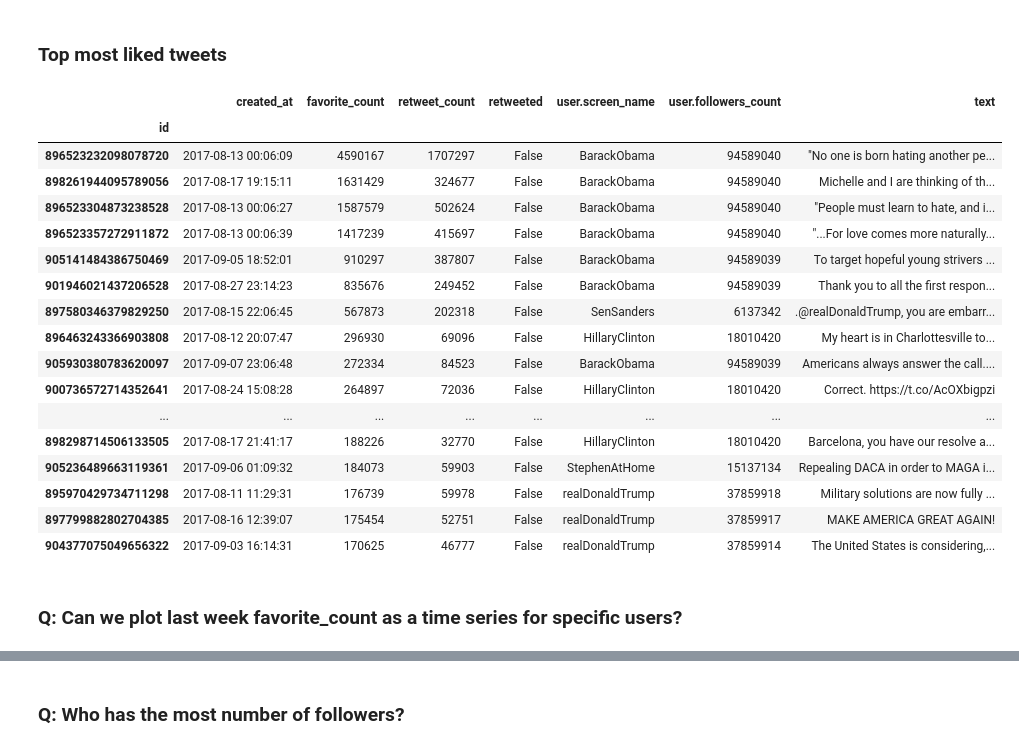
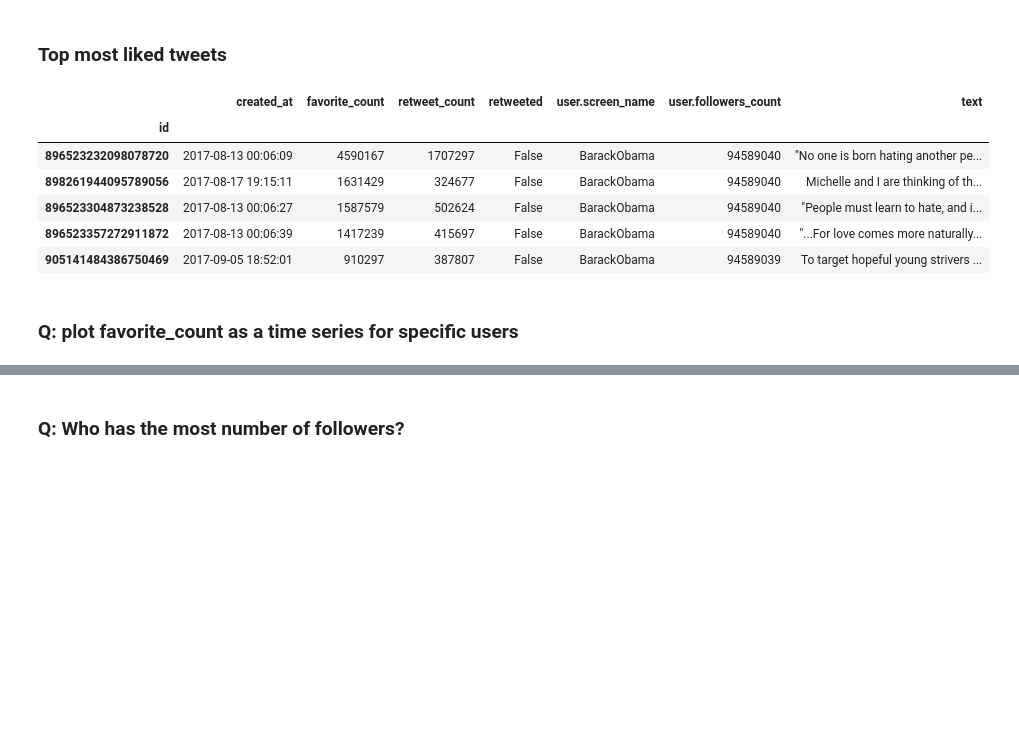
Before and after one commit to shahabeddin/twitter_influencer_analysis, a Jupyter notebook: main_notebook.ipynb, the cells around one changed output, grey strips where cells are left out. Drawn from its saved outputs; the diff is of its cells as text; code cells hidden in the pictures; blank space fills up the shorter version.

```diff
--- a/main_notebook.ipynb
+++ b/main_notebook.ipynb
@@ -272,28 +206,17 @@ df=pd.DataFrame([[eval("t."+c) for c in use_fields] for t in ht1wk], columns=use
 # %% [markdown]
 ### Top most liked tweets
 # %%
-df.sort_values(by="favorite_count", ascending=False).head(20)
+df.sort_values(by="favorite_count", ascending=False).head(5)
 # %% [output]
 |  | created_at | favorite_count | retweet_count | retweeted | user.screen_name | user.followers_count | text |
 | id |  |  |  |  |  |  |  |
 | 896523232098078720 | 2017-08-13 00:06:09 | 4590167 | 1707297 | False | BarackObama | 94589040 | "No one is born hating another pe... |
 | 898261944095789056 | 2017-08-17 19:15:11 | 1631429 | 324677 | False | BarackObama | 94589040 | Michelle and I are thinking of th... |
 | 896523304873238528 | 2017-08-13 00:06:27 | 1587579 | 502624 | False | BarackObama | 94589040 | "People must learn to hate, and i... |
 | 896523357272911872 | 2017-08-13 00:06:39 | 1417239 | 415697 | False | BarackObama | 94589040 | "...For love comes more naturally... |
 | 905141484386750469 | 2017-09-05 18:52:01 | 910297 | 387807 | False | BarackObama | 94589039 | To target hopeful young strivers ... |
-| 901946021437206528 | 2017-08-27 23:14:23 | 835676 | 249452 | False | BarackObama | 94589039 | Thank you to all the first respon... |
-| 897580346379829250 | 2017-08-15 22:06:45 | 567873 | 202318 | False | SenSanders | 6137342 | .@realDonaldTrump, you are embarr... |
-| 896463243366903808 | 2017-08-12 20:07:47 | 296930 | 69096 | False | HillaryClinton | 18010420 | My heart is in Charlottesville to... |
-| 905930380783620097 | 2017-09-07 23:06:48 | 272334 | 84523 | False | BarackObama | 94589039 | Americans always answer the call.... |
-| 900736572714352641 | 2017-08-24 15:08:28 | 264897 | 72036 | False | HillaryClinton | 18010420 | Correct. https://t.co/AcOXbigpzi |
-| ... | ... | ... | ... | ... | ... | ... | ... |
-| 898298714506133505 | 2017-08-17 21:41:17 | 188226 | 32770 | False | HillaryClinton | 18010420 | Barcelona, you have our resolve a... |
-| 905236489663119361 | 2017-09-06 01:09:32 | 184073 | 59903 | False | StephenAtHome | 15137134 | Repealing DACA in order to MAGA i... |
-| 895970429734711298 | 2017-08-11 11:29:31 | 176739 | 59978 | False | realDonaldTrump | 37859918 | Military solutions are now fully ... |
-| 897799882802704385 | 2017-08-16 12:39:07 | 175454 | 52751 | False | realDonaldTrump | 37859917 | MAKE AMERICA GREAT AGAIN! |
-| 904377075049656322 | 2017-09-03 16:14:31 | 170625 | 46777 | False | realDonaldTrump | 37859914 | The United States is considering,... |
 # %% [markdown]
-### Q: Can we plot last week favorite_count as a time series for specific users?
+### Q: plot favorite_count as a time series for specific users
 # %%
 ax=df.loc[df["user.screen_name"]=="realDonaldTrump"].set_index("created_at").plot(y="favorite_count",marker='.')
 df.loc[df["user.screen_name"]=="SenSanders"].set_index("created_at").plot(y="favorite_count", marker='o',ax=ax)
```
Also changed, not shown: parts of 17 cells of this notebook, 2 other files.
